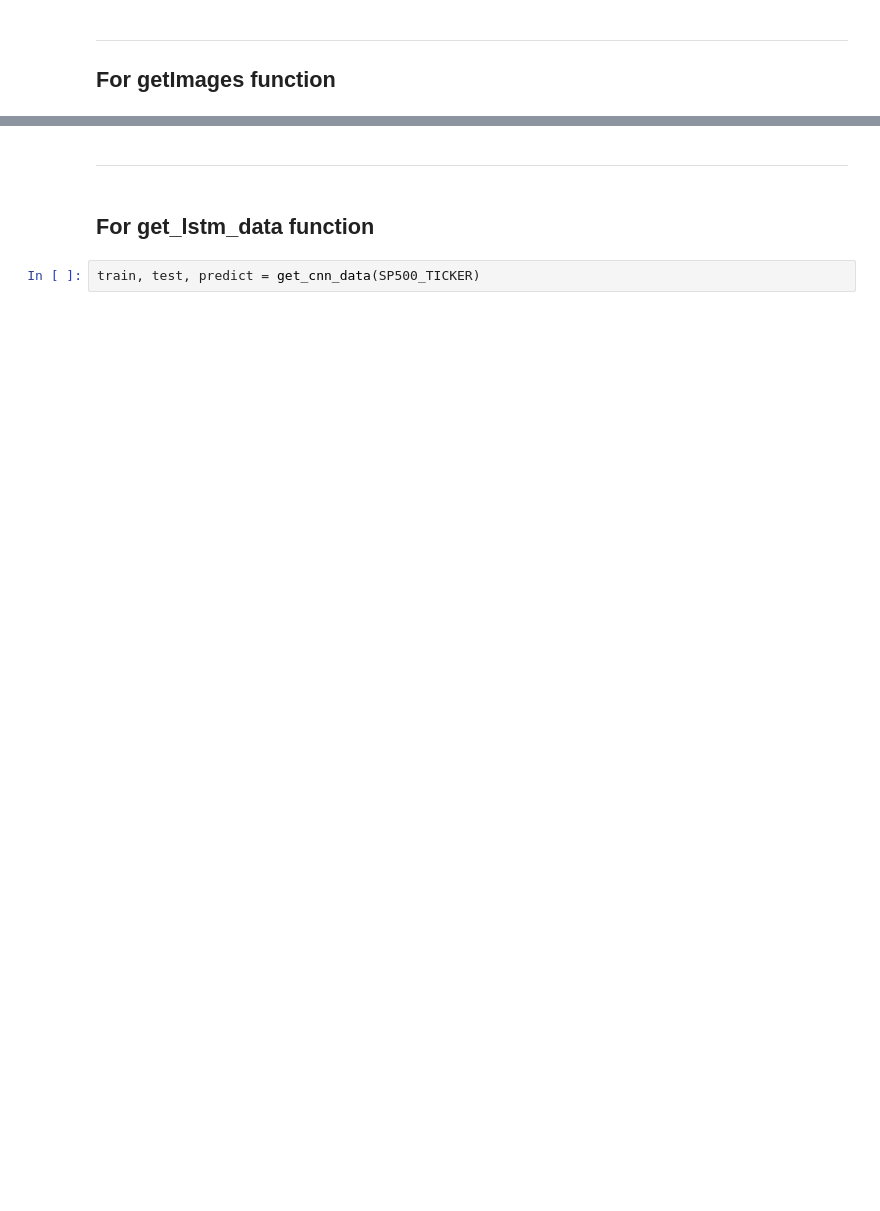
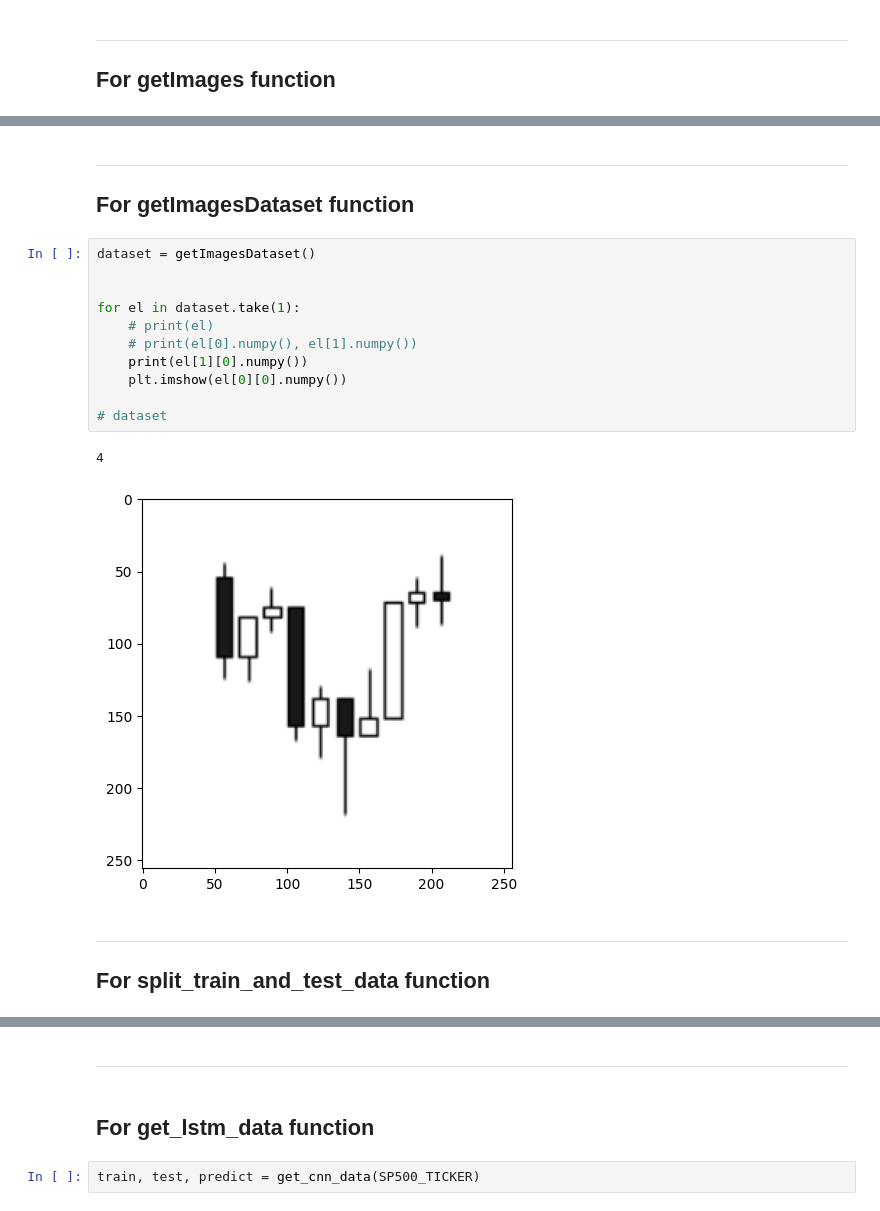
Before and after one commit to BoykoPetevBoev/Stock-Market-Prediction, a Jupyter notebook: src/models/cnn_v3/cnn_normalize.ipynb, the cells around one changed output, grey strips where cells are left out. Cells and saved outputs as stored; diff of their text form; blank space fills up the shorter version.

```diff
--- a/src/models/cnn_v3/cnn_normalize.ipynb
+++ b/src/models/cnn_v3/cnn_normalize.ipynb
@@ -72,0 +109,22 @@ generateImages(data)
+# %% [markdown]
+---
+
+## For **getImagesDataset** function
+# %%
+dataset = getImagesDataset()
+
+
+for el in dataset.take(1):
+    # print(el)
+    # print(el[0].numpy(), el[1].numpy())
+    print(el[1][0].numpy())
+    plt.imshow(el[0][0].numpy())
+
+# dataset
+# %% [output]
+4
+[figure, added]
+# %% [markdown]
+---
+
+## For **split_train_and_test_data** function
```
Also changed, not shown: parts of 21 cells of this notebook, 15 other files.
